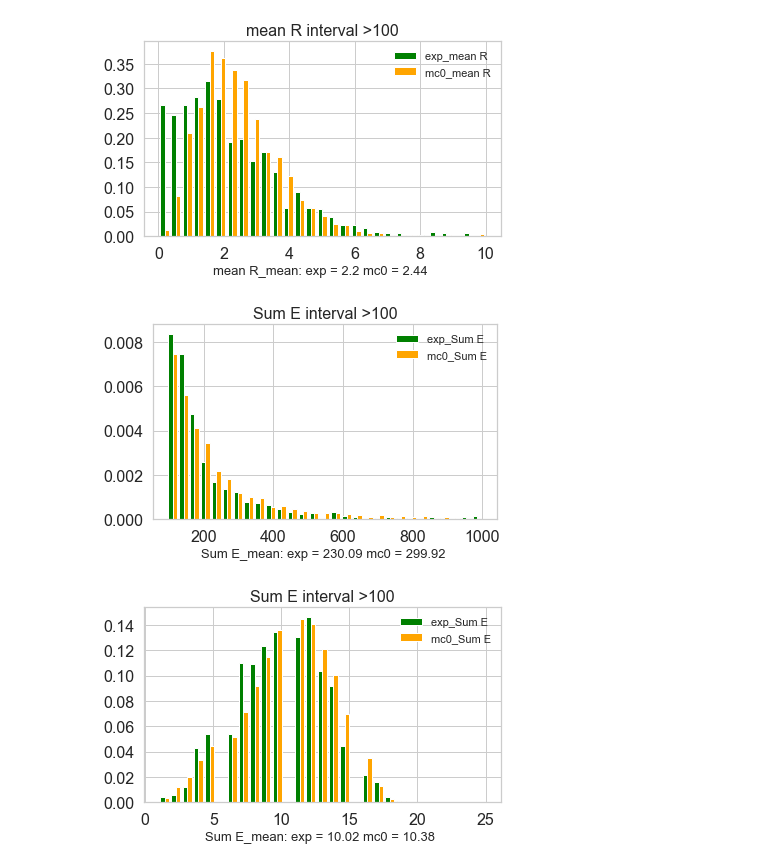
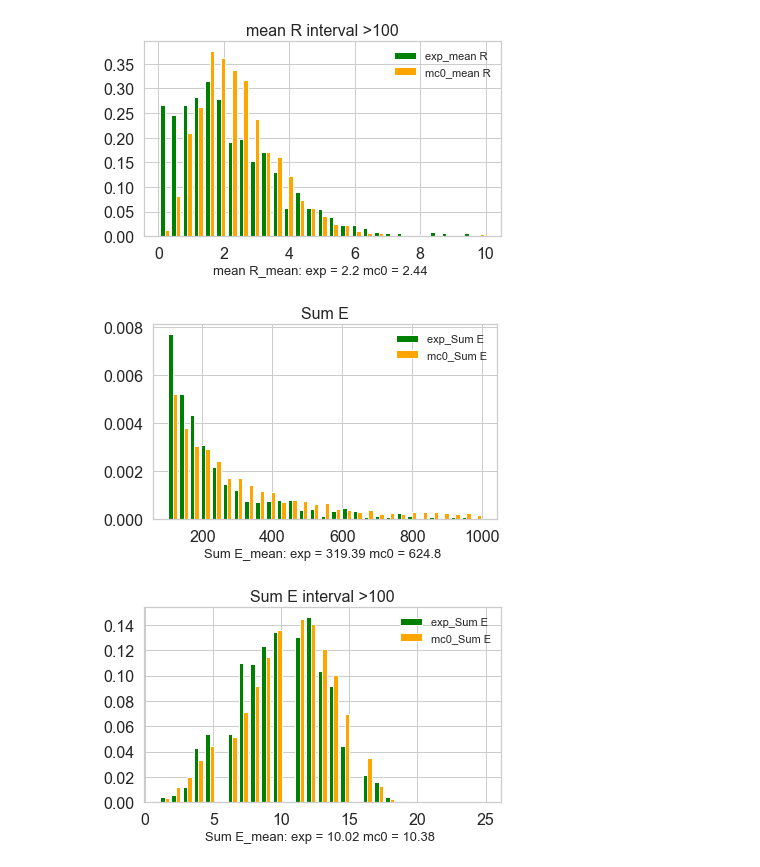
Before and after one commit to MaryIzo/coursework, a Jupyter notebook: 3_AllFamilies_uniformity_new_bank.ipynb, the cells around one changed output. Cells and saved outputs as stored; diff of their text form; code cells hidden in the pictures.

```diff
--- a/1.3_AllFamilies_uniformity_new_bank.ipynb
+++ b/3_AllFamilies_uniformity_new_bank.ipynb
@@ -449,8 +450,8 @@ AllMc0New['n_gamma_thr'], AllMc0New['sum_energy_thr'] = treshold(AllMc0, 'num')
 # %% [markdown]
 Сделали датафрейм с этими признаками, теперь им всем можно построить графики
 # %%
-AllExpNew = pandas.read_csv('datachanged/AllExpNewL')
-AllMc0New = pandas.read_csv('datachanged/AllMc0NewLNewBank')
+AllExpNew = pd.read_csv('datachanged/AllExpNewL')
+AllMc0New = pd.read_csv('datachanged/AllMc0NewLNewBank')
 # %%
 n = 'mean_e_r'
 l = min( list(AllExpNew[n].values)+ list(AllMc0New[n].values) )
@@ -466,12 +467,12 @@ TwoGraphics_Norm(AllExpNew[n],AllMc0New[n],l, r, 'mean R', 'barstacked')
 # %% [output]
 [figure]
 # %%
-n = 'sum_energy_thr'
+n = 'sum_energy'
 l = min( list(AllExpNew[n].values)+ list(AllMc0New[n].values) )
 r = 1000
 TwoGraphics_Norm(AllExpNew[n],AllMc0New[n],l, r, 'Sum E', 'barstacked')
 # %% [output]
-[figure, old version]
+[figure, new version]
 # %%
 n = 'n_gamma_thr'
 l = min( list(AllExpNew[n].values)+ list(AllMc0New[n].values) )
```
Also changed, not shown: parts of 18 cells of this notebook, 17 other files.
